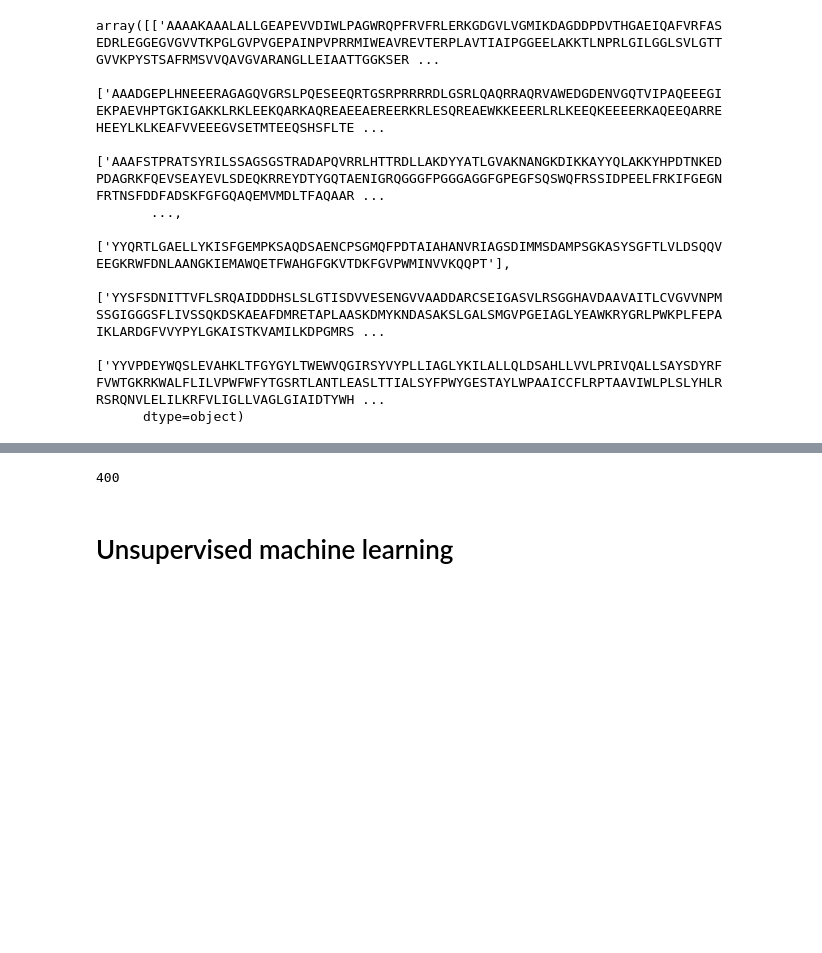
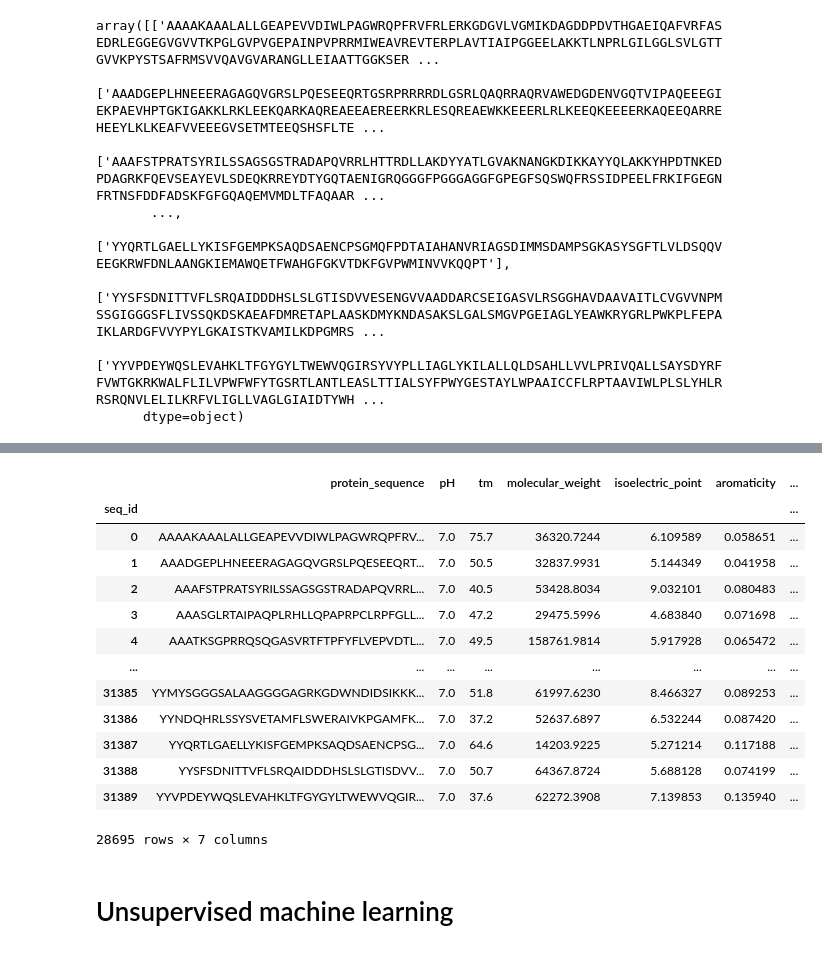
Before and after one commit to alexesperanca/SIB_G4, a Jupyter notebook: Main_Andre.ipynb, the cells around one changed output, grey strips where cells are left out. Saved outputs shown, nothing was run; the diff lists cells and outputs as text; code cells hidden in the pictures; blank space fills up the shorter version.

```diff
--- a/Main_Andre.ipynb
+++ b/Main_Andre.ipynb
@@ -162,2 +165,2 @@ There is a Minimum of : -0.08621314562915589
 # %%
-train["protein_descriptor"] = new_data_mean
+# train["protein_descriptor"] = new_data_mean
@@ -166,8 +167,2 @@ from propy import PyPro
 # %%
 di_peptide= CalculateDipeptideComposition(train_array)
-# %%
-len(di_peptide[0])
-#Aqui temos de passar para features retirando a media
-#Ou seja di peptide tem 400 features
-# %% [output]
-400
@@ -174,3 +181,20 @@ len(di_peptide[0])
+# %%
+train
+# %% [output]
+|  | protein_sequence | pH | tm | molecular_weight | isoelectric_point | aromaticity | ... |
+| seq_id |  |  |  |  |  |  | ... |
+| 0 | AAAAKAAALALLGEAPEVVDIWLPAGWRQPFRV... | 7.0 | 75.7 | 36320.7244 | 6.109589 | 0.058651 | ... |
+| 1 | AAADGEPLHNEEERAGAGQVGRSLPQESEEQRT... | 7.0 | 50.5 | 32837.9931 | 5.144349 | 0.041958 | ... |
+| 2 | AAAFSTPRATSYRILSSAGSGSTRADAPQVRRL... | 7.0 | 40.5 | 53428.8034 | 9.032101 | 0.080483 | ... |
+| 3 | AAASGLRTAIPAQPLRHLLQPAPRPCLRPFGLL... | 7.0 | 47.2 | 29475.5996 | 4.683840 | 0.071698 | ... |
+| 4 | AAATKSGPRRQSQGASVRTFTPFYFLVEPVDTL... | 7.0 | 49.5 | 158761.9814 | 5.917928 | 0.065472 | ... |
+| ... | ... | ... | ... | ... | ... | ... | ... |
+| 31385 | YYMYSGGGSALAAGGGGAGRKGDWNDIDSIKKK... | 7.0 | 51.8 | 61997.6230 | 8.466327 | 0.089253 | ... |
+| 31386 | YYNDQHRLSSYSVETAMFLSWERAIVKPGAMFK... | 7.0 | 37.2 | 52637.6897 | 6.532244 | 0.087420 | ... |
+| 31387 | YYQRTLGAELLYKISFGEMPKSAQDSAENCPSG... | 7.0 | 64.6 | 14203.9225 | 5.271214 | 0.117188 | ... |
+| 31388 | YYSFSDNITTVFLSRQAIDDDHSLSLGTISDVV... | 7.0 | 50.7 | 64367.8724 | 5.688128 | 0.074199 | ... |
+| 31389 | YYVPDEYWQSLEVAHKLTFGYGYLTWEWVQGIR... | 7.0 | 37.6 | 62272.3908 | 7.139853 | 0.135940 | ... |
+28695 rows × 7 columns
 # %% [markdown]
 # Unsupervised machine learning
 # %% [markdown]
```
Also changed, not shown: parts of 13 cells of this notebook.
